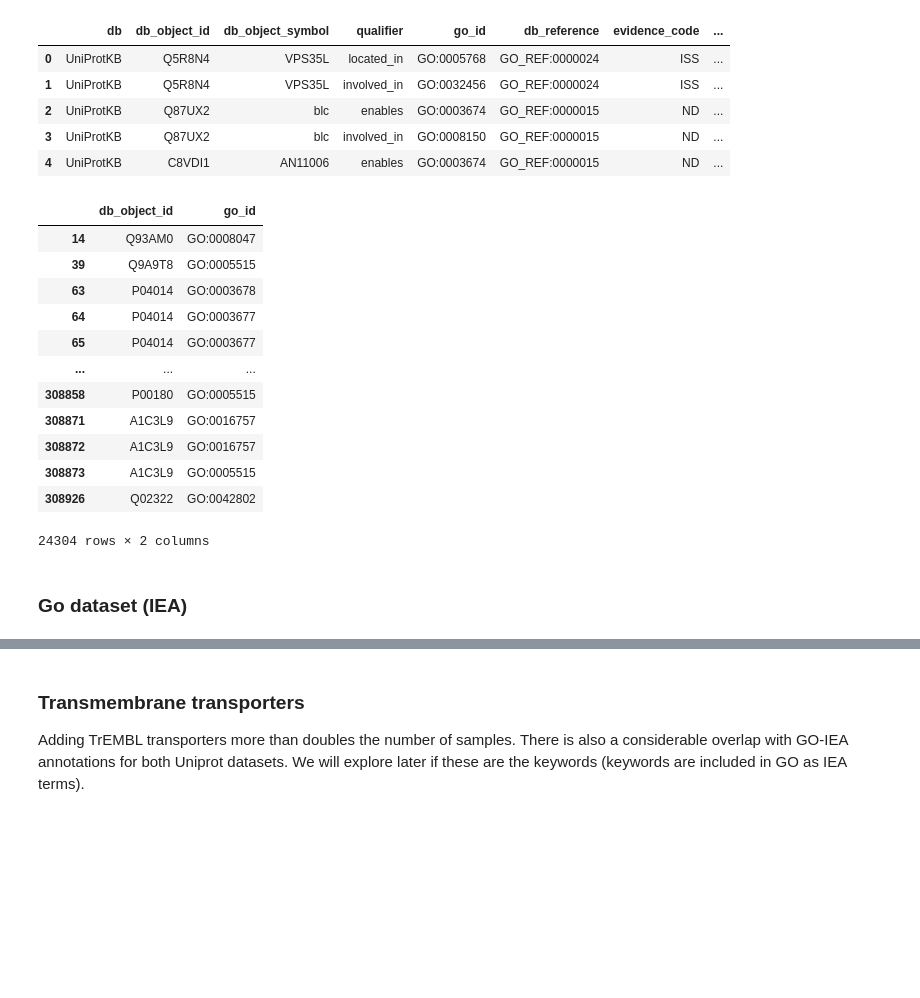
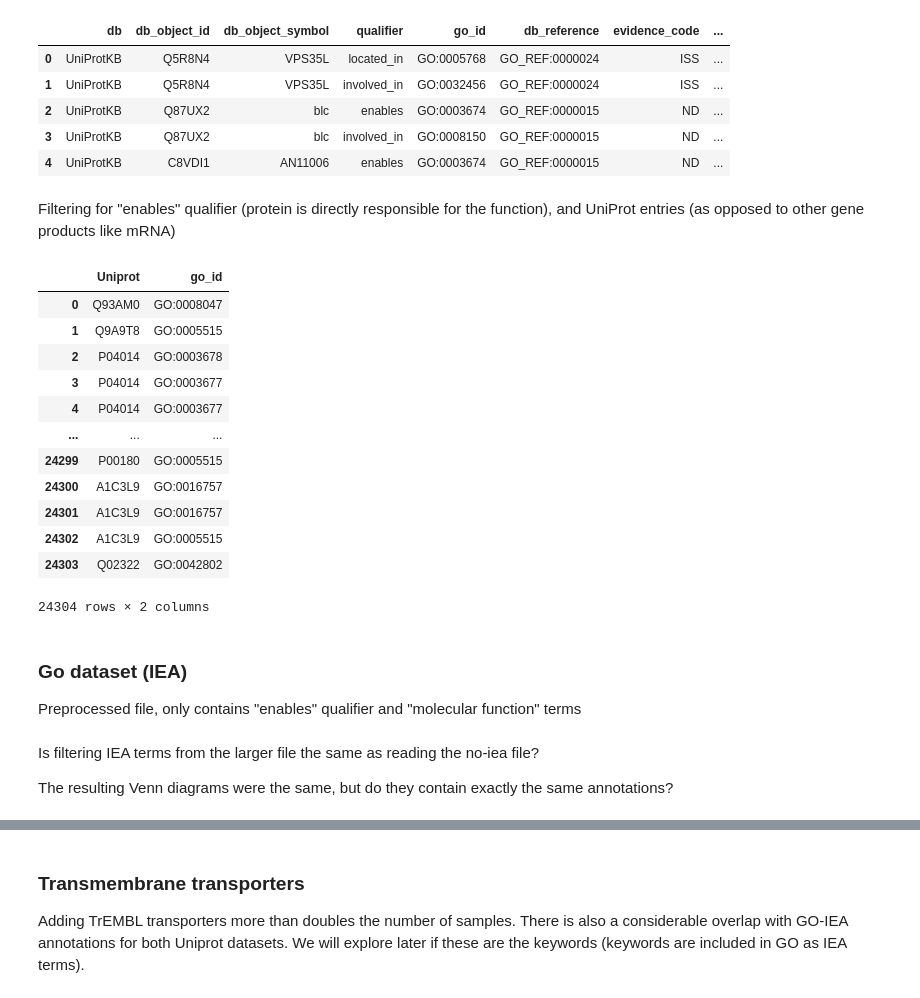
Before and after one commit to adenger/subpred4, a Jupyter notebook: notebooks/trembl_analysis.ipynb, the cells around one changed output, grey strips where cells are left out. Drawn from its saved outputs; the diff is of its cells as text; code cells hidden in the pictures; blank space fills up the shorter version.

```diff
--- a/notebooks/trembl_analysis.ipynb
+++ b/notebooks/trembl_analysis.ipynb
@@ -165,31 +142,36 @@ df_go_noiea.head()
 | 2 | UniProtKB | Q87UX2 | blc | enables | GO:0003674 | GO_REF:0000015 | ND | ... |
 | 3 | UniProtKB | Q87UX2 | blc | involved_in | GO:0008150 | GO_REF:0000015 | ND | ... |
 | 4 | UniProtKB | C8VDI1 | AN11006 | enables | GO:0003674 | GO_REF:0000015 | ND | ... |
+# %% [markdown]
+Filtering for "enables" qualifier (protein is directly responsible for the function), and UniProt entries (as opposed to other gene products like mRNA)
 # %%
 df_go_noiea = df_go_noiea[
     (df_go_noiea.db == "UniProtKB")
     & (df_go_noiea.qualifier == "enables")
     & (df_go_noiea.aspect == "F")
 ]
 df_go_noiea = df_go_noiea[["db_object_id", "go_id"]]
 df_go_noiea = df_go_noiea[df_go_noiea.db_object_id.isin(df_uniprot.index)]
+df_go_noiea = df_go_noiea.reset_index(drop=True).rename(columns={"db_object_id": "Uniprot"})
 df_go_noiea
 # %% [output]
-|  | db_object_id | go_id |
-| 14 | Q93AM0 | GO:0008047 |
-| 39 | Q9A9T8 | GO:0005515 |
-| 63 | P04014 | GO:0003678 |
-| 64 | P04014 | GO:0003677 |
-| 65 | P04014 | GO:0003677 |
+|  | Uniprot | go_id |
+| 0 | Q93AM0 | GO:0008047 |
+| 1 | Q9A9T8 | GO:0005515 |
+| 2 | P04014 | GO:0003678 |
+| 3 | P04014 | GO:0003677 |
+| 4 | P04014 | GO:0003677 |
 | ... | ... | ... |
-| 308858 | P00180 | GO:0005515 |
-| 308871 | A1C3L9 | GO:0016757 |
-| 308872 | A1C3L9 | GO:0016757 |
-| 308873 | A1C3L9 | GO:0005515 |
-| 308926 | Q02322 | GO:0042802 |
+| 24299 | P00180 | GO:0005515 |
+| 24300 | A1C3L9 | GO:0016757 |
+| 24301 | A1C3L9 | GO:0016757 |
+| 24302 | A1C3L9 | GO:0005515 |
+| 24303 | Q02322 | GO:0042802 |
 24304 rows × 2 columns
-# %% [markdown]
-### Go dataset (IEA)
+# %% [markdown]
+### Go dataset (IEA)
+
+Preprocessed file, only contains "enables" qualifier and "molecular function" terms
 # %%
 df_go_iea = pd.read_table(
     "/home/ad/gene_ontology/goa_sp_iea_mf_enables.tsv",
@@ -198,3 +180,7 @@ df_go_iea = pd.read_table(
 )
 # %%
 df_go_iea = df_go_iea[df_go_iea.Uniprot.isin(df_uniprot.index)]
+# %% [markdown]
+Is filtering IEA terms from the larger file the same as reading the no-iea file?
+
+The resulting Venn diagrams were the same, but do they contain exactly the same annotations?
```
Also changed, not shown: parts of 33 cells of this notebook.
